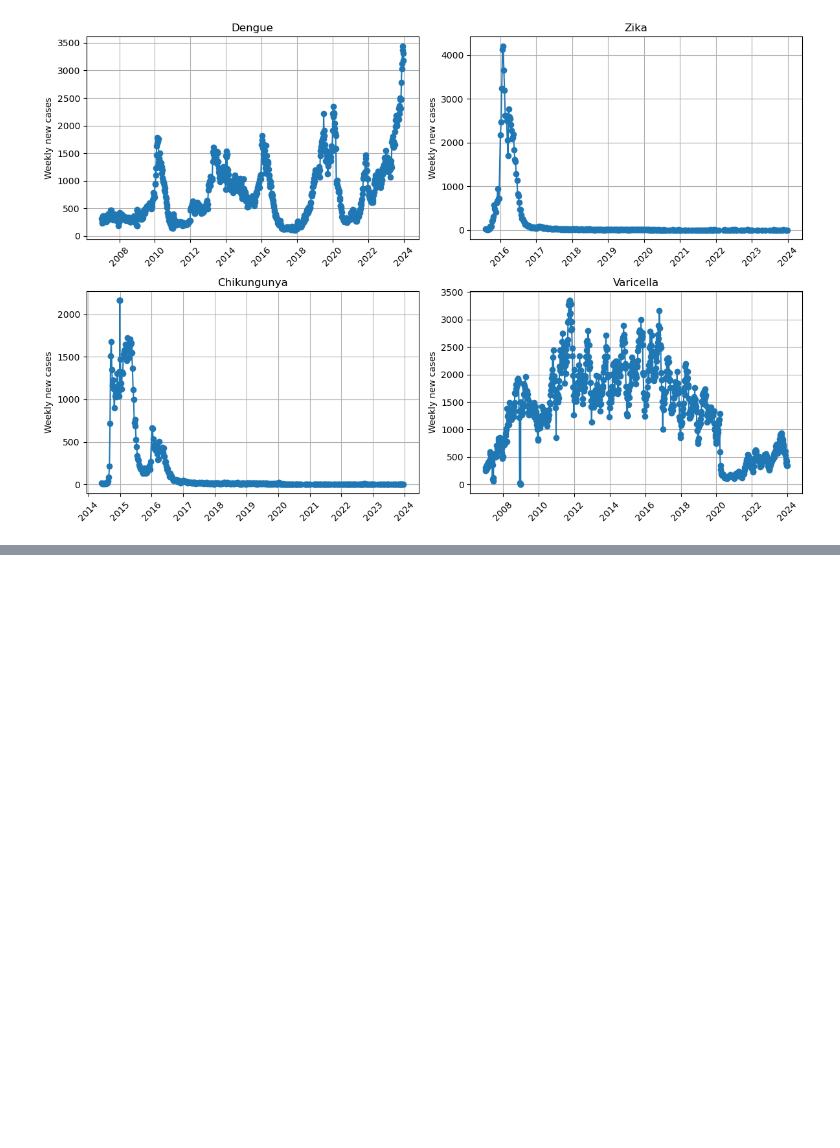
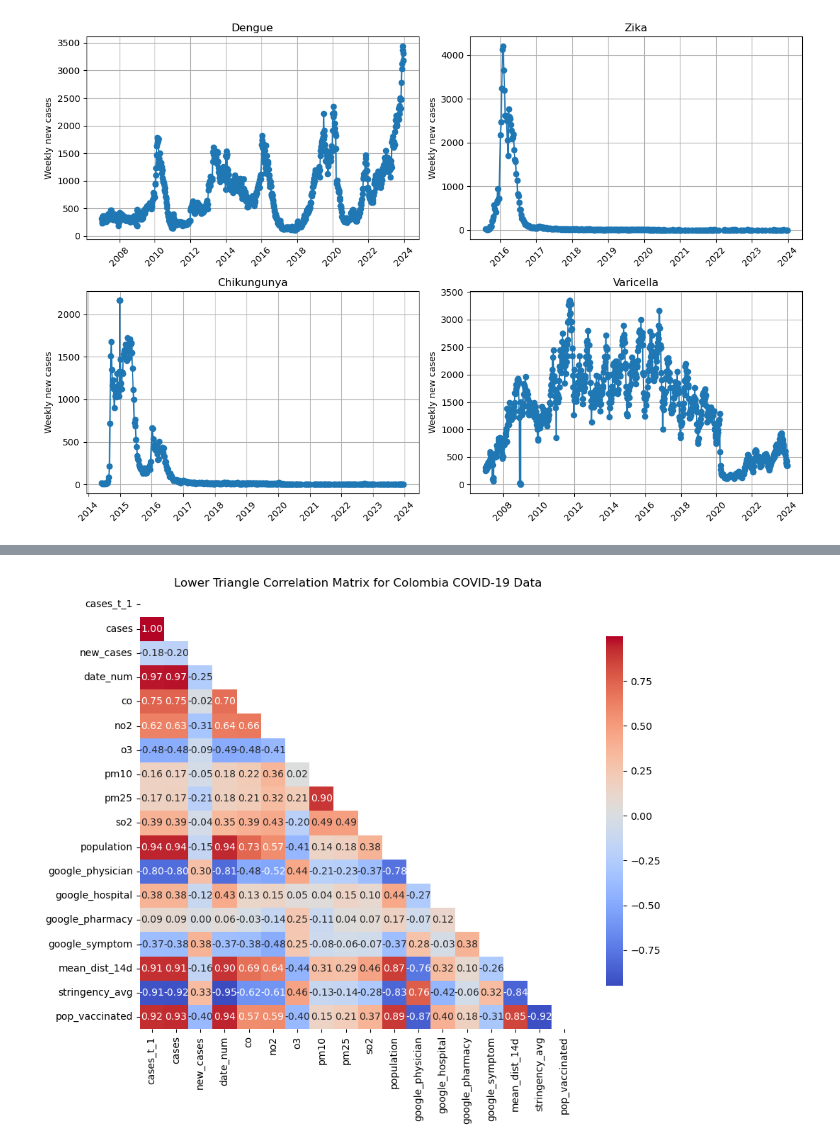
Before and after one commit to danielgvb/thesis, a Jupyter notebook: EDA/02_time_series.ipynb, the cells around one changed output, grey strips where cells are left out. Saved outputs shown, nothing was run; the diff lists cells and outputs as text; code cells hidden in the pictures; blank space fills up the shorter version.

Commit message:
add some plots

```diff
--- a/EDA/02_time_series.ipynb
+++ b/EDA/02_time_series.ipynb
@@ -482,0 +499,3 @@ fig.savefig(
+# %%
+df_covid.rename(columns = {'Mean_distance_avg_14day_movavg': 'mean_dist_14d',
+                            'StringencyIndex_Average': 'stringency_avg'}, inplace=True)
@@ -482,0 +512,3 @@ fig.savefig(
+# %%
+df_covid_col.dropna(inplace=True)
+df_covid_col
@@ -482,0 +529,9 @@ fig.savefig(
+# %%
+# reorder the columns
+df_covid_col = df_covid_col[['cases_t_1', 'cases', 'new_cases', 'date_num',  'co', 'no2', 'o3', 'pm10', 'pm25', 'so2',
+       'population', 'google_physician', 'google_hospital', 'google_pharmacy',
+       'google_symptom', 'mean_dist_14d', 'stringency_avg', 'pop_vaccinated']]
+# %%
+# create correlation matrix
+df_corr = df_covid_col.corr()
+df_corr
@@ -482,0 +556,27 @@ fig.savefig(
+# %%
+# create a mask for the upper triangle
+mask = np.triu(np.ones_like(df_corr, dtype=bool))
+
+fig, ax = plt.subplots(figsize=(10, 8))
+sns.heatmap(
+    df_corr,
+    mask=mask,
+    annot=True,
+    cmap='coolwarm',
+    fmt='.2f',
+    square=True,
+    cbar_kws={"shrink": .8},
+    ax=ax
+)
+ax.set_title('Lower Triangle Correlation Matrix for Colombia COVID-19 Data')
+fig.tight_layout()
+
+# Save the figure
+fig.savefig(
+    os.path.join(output_dir, 'correlation_colombia_covid.pdf'),
+    format='pdf',
+    bbox_inches='tight')
+
+plt.show()
+# %% [output]
+[figure, added]
```
Also changed, not shown: parts of 28 cells of this notebook, 17 other files.
